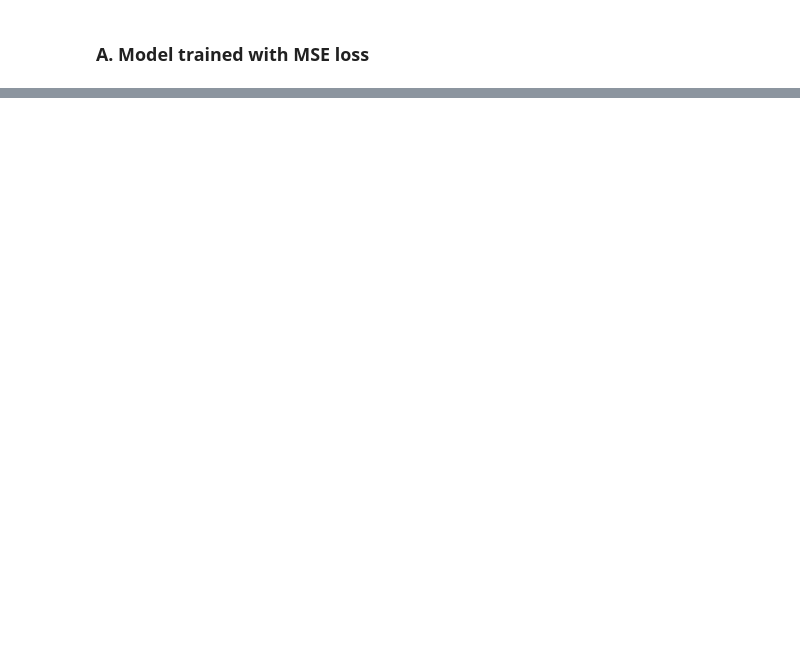
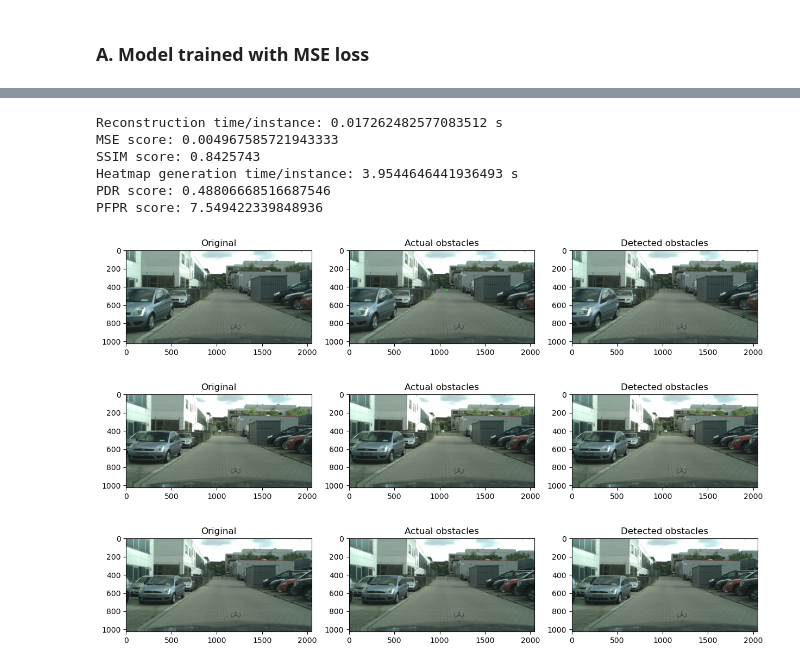
Before and after one commit to keresztesbeata/Unexpected-Obstacle-Detection, a Jupyter notebook: Simple_RBM.ipynb, the cells around one changed output, grey strips where cells are left out. Saved outputs shown, nothing was run; the diff lists cells and outputs as text; code cells hidden in the pictures; blank space fills up the shorter version.

```diff
--- a/Simple_RBM.ipynb
+++ b/Simple_RBM.ipynb
@@ -935,0 +881,16 @@ rbm_FE - Training loss:  1.470542424544692
+# %%
+# evaluate the model's performance on the test set
+heatmaps_a = evaluate_model(model_a, x_test, x_test_images, x_test_mask, x_test_road_mask)
+# %% [output]
+Reconstruction time/instance: 0.017262482577083512 s
+MSE score: 0.004967585721943333
+SSIM score: 0.8425743
+Heatmap generation time/instance: 3.9544646441936493 s
+PDR score: 0.48806668516687546
+PFPR score: 7.549422339848936
+# %%
+show_detection_results(x_test_images, x_test_mask, heatmaps_a)
+# %% [output]
+[figure, added]
+[figure, added]
+[figure, added]
```
Also changed, not shown: parts of 53 cells of this notebook.
